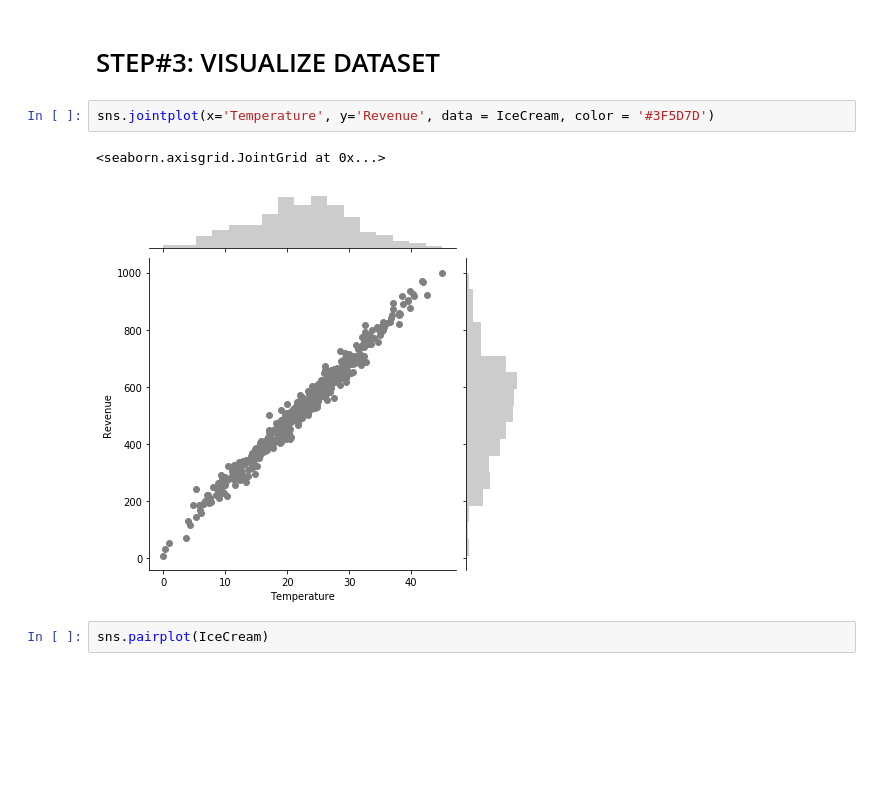
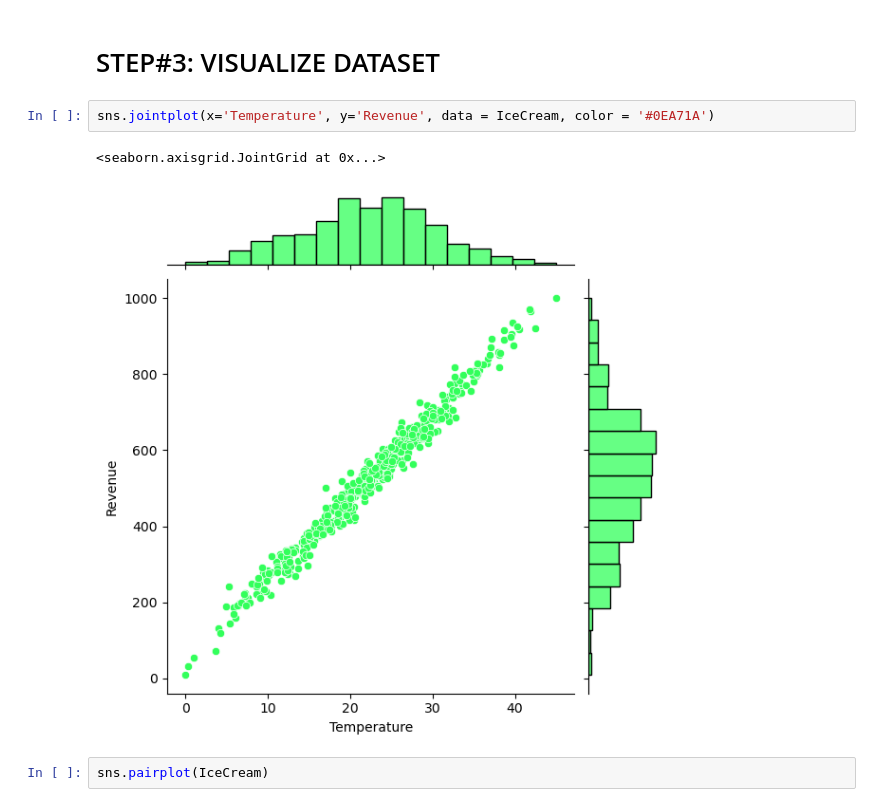
Before and after one commit to kwakyebrilliant/simplelinearregression, a Jupyter notebook: Simple Linear Regression - Ice Cream Revenue Prediction.ipynb, the cells around one changed output. Saved outputs shown, nothing was run; the diff lists cells and outputs as text; blank space fills up the shorter version.

Commit message:
visualize dataset

```diff
--- a/Simple Linear Regression - Ice Cream Revenue Prediction.ipynb
+++ b/Simple Linear Regression - Ice Cream Revenue Prediction.ipynb
@@ -81,10 +81,10 @@ memory usage: 7.9 KB
 # %% [markdown]
 # STEP#3: VISUALIZE DATASET
 # %%
-sns.jointplot(x='Temperature', y='Revenue', data = IceCream, color = '#3F5D7D')
+sns.jointplot(x='Temperature', y='Revenue', data = IceCream, color = '#0EA71A')
 # %% [output]
 <seaborn.axisgrid.JointGrid at 0x...>
-[figure, old version]
+[figure, new version]
 # %%
 sns.pairplot(IceCream)
 # %% [output]
```
